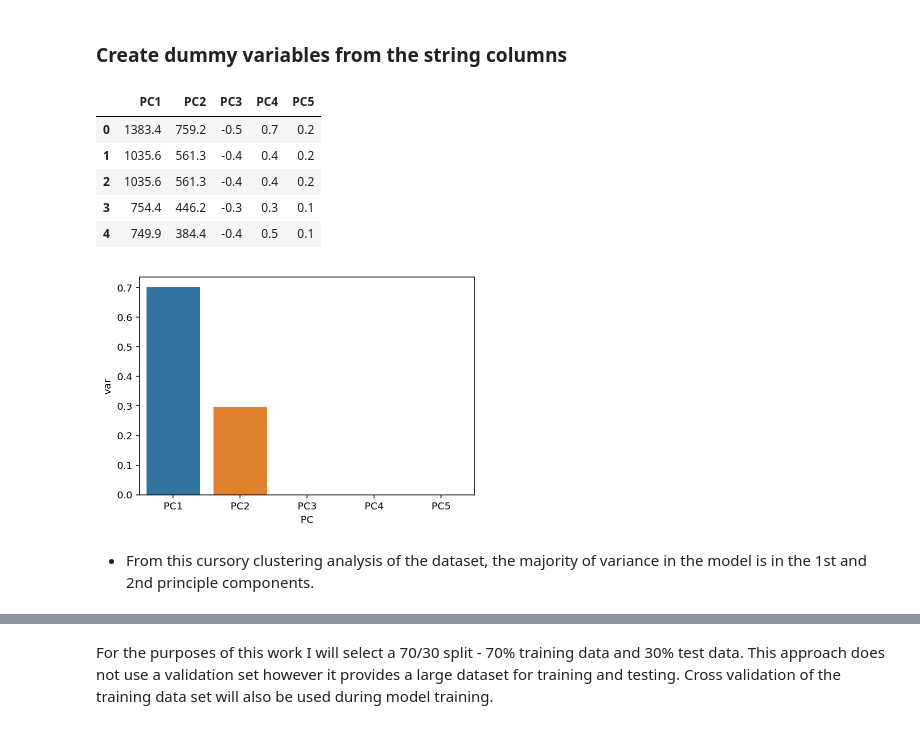
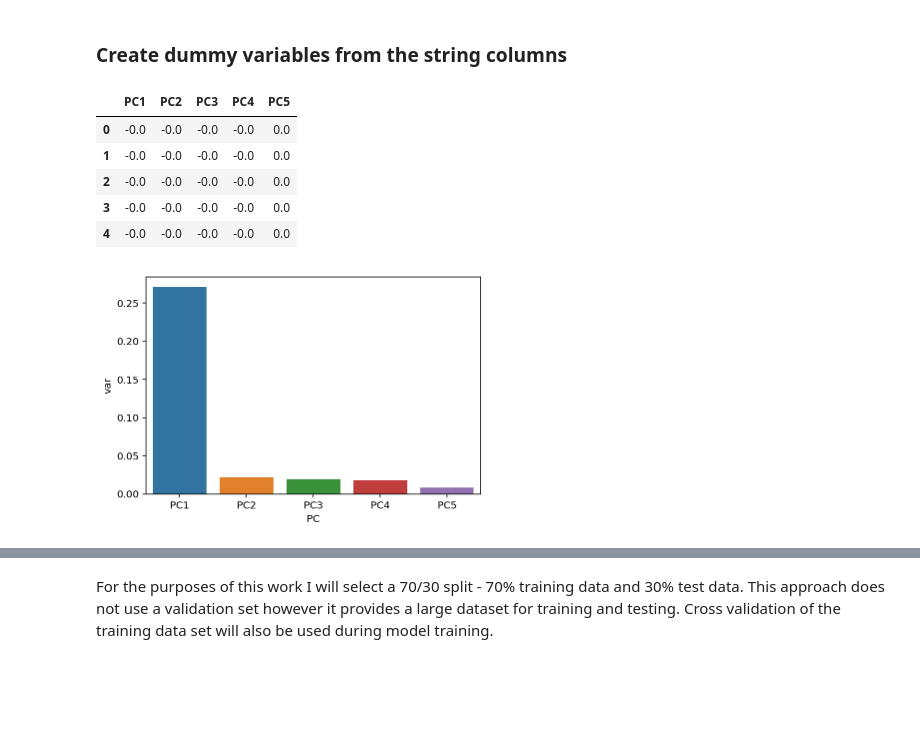
Before and after one commit to scheckley/online-retail, a Jupyter notebook: analysis.ipynb, the cells around one changed output, grey strips where cells are left out. Cells and saved outputs as stored; diff of their text form; code cells hidden in the pictures; blank space fills up the shorter version.

```diff
--- a/analysis.ipynb
+++ b/analysis.ipynb
@@ -620,7 +621,7 @@ type_hash2 = pd.get_dummies(data=data2['Country'])
 learning_data = pd.concat([data2, type_hash, type_hash2], axis=1)
 # %%
 # drop the columns that have been now been replaced and that are not required
-droplist = ['StockCode','InvoiceDate','InvoiceNo','UnitPrice','Description','time','Country','CustomerID']
+droplist = ['Quantity','StockCode','InvoiceDate','InvoiceNo','UnitPrice','Description','time','Country','CustomerID']
 learning_data = learning_data.drop(droplist, axis=1)
 # %%
 learning_data = learning_data.reset_index(drop=True)
@@ -629,18 +631,23 @@ xdata = learning_data.copy()
 ydata = learning_data['spend_label']
 # %%
+normalized_xdata = preprocessing.normalize(xdata)
+
+scaler = StandardScaler()
+scaler.fit(normalized_xdata[:100000])
+
 pca = decomposition.PCA(n_components=5)
-pc = pca.fit_transform(xdata[:100000]) #PCA is being performed on the 1st 100000 data points due to limited compute resource
+pc = pca.fit_transform(normalized_xdata[:100000]) #PCA is being performed on the 1st 100000 data points due to limited compute resource
 
 pc_df = pd.DataFrame(data = pc ,
         columns = ['PC1', 'PC2','PC3','PC4', 'PC5'])
 pc_df.head()
 # %% [output]
 |  | PC1 | PC2 | PC3 | PC4 | PC5 |
-| 0 | 1383.4 | 759.2 | -0.5 | 0.7 | 0.2 |
-| 1 | 1035.6 | 561.3 | -0.4 | 0.4 | 0.2 |
-| 2 | 1035.6 | 561.3 | -0.4 | 0.4 | 0.2 |
-| 3 | 754.4 | 446.2 | -0.3 | 0.3 | 0.1 |
-| 4 | 749.9 | 384.4 | -0.4 | 0.5 | 0.1 |
+| 0 | -0.0 | -0.0 | -0.0 | -0.0 | 0.0 |
+| 1 | -0.0 | -0.0 | -0.0 | -0.0 | 0.0 |
+| 2 | -0.0 | -0.0 | -0.0 | -0.0 | 0.0 |
+| 3 | -0.0 | -0.0 | -0.0 | -0.0 | 0.0 |
+| 4 | -0.0 | -0.0 | -0.0 | -0.0 | 0.0 |
 # %%
 # plot the variance
 df = pd.DataFrame({'var':pca.explained_variance_ratio_,
@@ -648,6 +655,4 @@ df = pd.DataFrame({'var':pca.explained_variance_ratio_,
 sns.barplot(x='PC',y="var",
            data=df);
 # %% [output]
-[figure, old version]
+[figure, new version]
-# %% [markdown]
-* From this cursory clustering analysis of the dataset, the majority of variance in the model is in the 1st and 2nd principle components.
```
Also changed, not shown: parts of 48 cells of this notebook.
